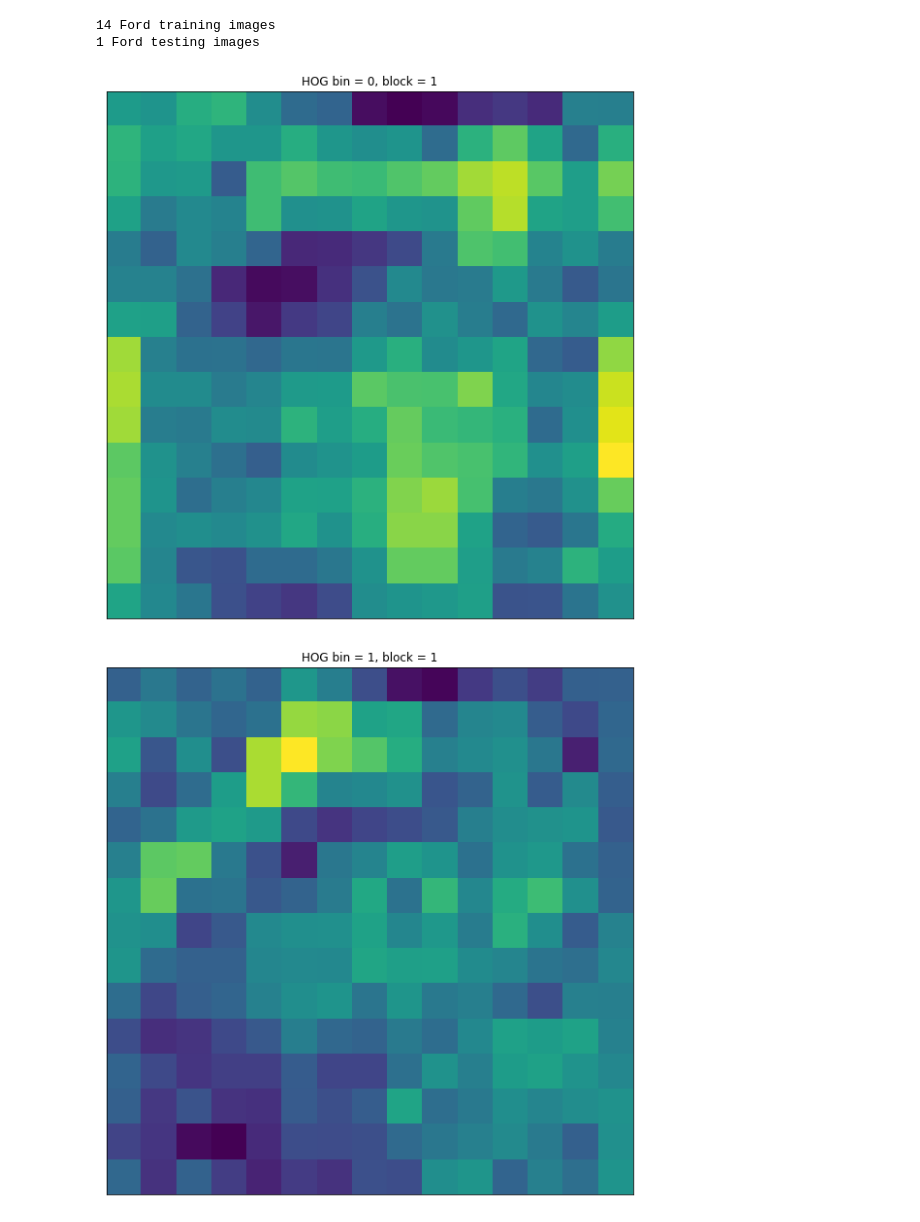
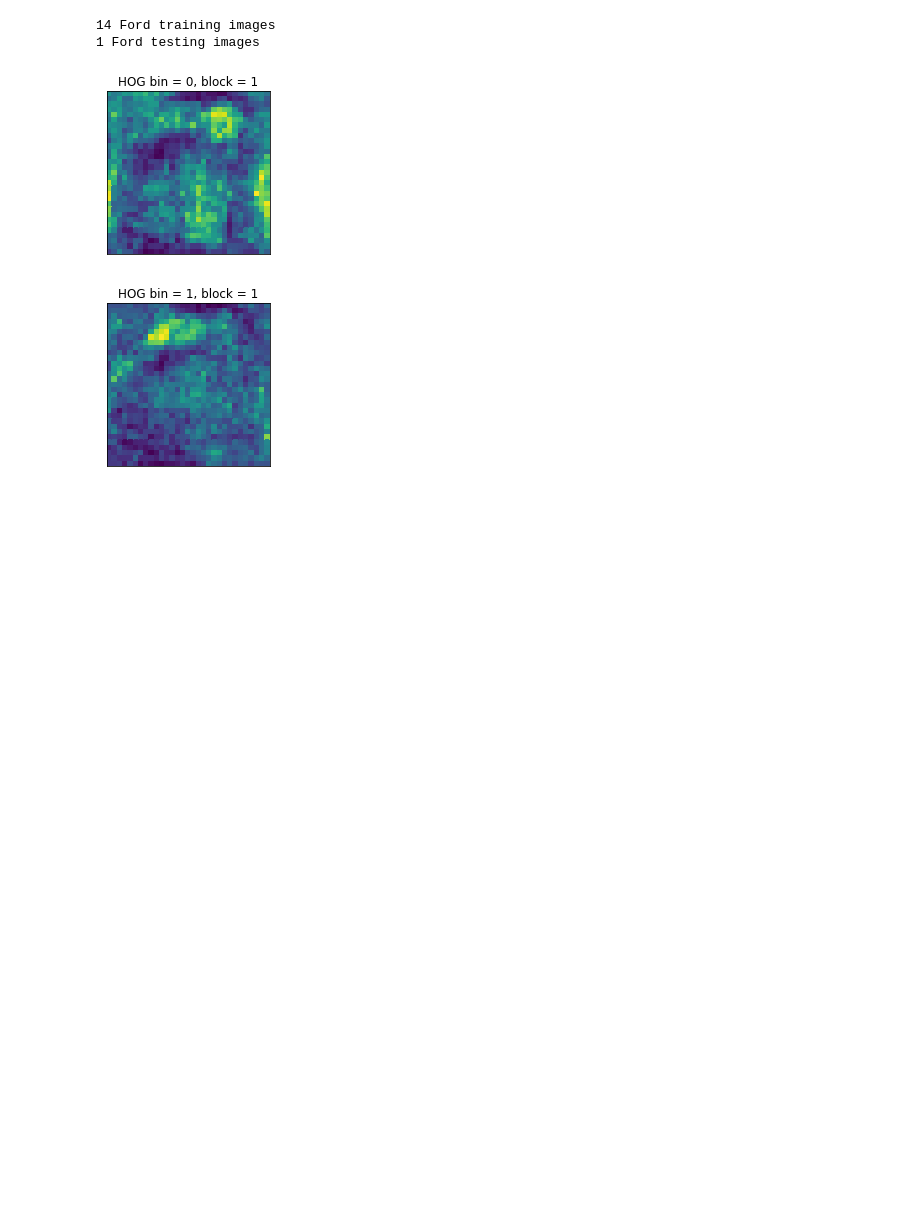
Before and after one commit to alextorabi/ECSE415, a Jupyter notebook: Assignment_2/A2.3.ipynb, the cells around one changed output. Saved outputs shown, nothing was run; the diff lists cells and outputs as text; code cells hidden in the pictures; blank space fills up the shorter version.

```diff
--- a/Assignment_2/A2.3.ipynb
+++ b/Assignment_2/A2.3.ipynb
@@ -31,7 +29,7 @@ def sliding_window(image):
 # be used during testing.)
 def HoG_features(images):
 
-    cell_size = (8, 8)  # h x w in pixels
+    cell_size = (4, 4)  # h x w in pixels
     block_size = (2, 2)  # h x w in cells
     nbins = 9  # number of orientation bins
 
@@ -41,6 +39,8 @@ def HoG_features(images):
         # winSize is the size of the image cropped to multiple of the cell size
         # all arguments should be given in terms of number of pixels
         image = cv2.cvtColor(image, cv2.COLOR_BGR2GRAY)
+        # Need to denoise the image
+        image = cv2.GaussianBlur(image, (5,5), 0)
         hog = cv2.HOGDescriptor(_winSize=(image.shape[1] // cell_size[1] * cell_size[1],
                                           image.shape[0] // cell_size[0] * cell_size[0]),
                                 _blockSize=(block_size[1] * cell_size[1],
@@ -59,11 +59,7 @@ def HoG_features(images):
                                 n_cells[0] - block_size[0] + 1,
                                 block_size[1], block_size[0], nbins) \
                        .transpose((1, 0, 3, 2, 4))  # index blocks by rows first
-
-          # Average gradients
-#         gradients /= cell_count
         hog_feats.append(hog_feat)
-#         hog_feats.append(gradients)
     return hog_feats
 # %%
 # (Suggestion: Make a function which takes list of images as arguments
@@ -117,34 +110,33 @@ size = (128, 128)
 # Resize and store training and test images
 for file in data:
     if not file.endswith('.jpg'):
         continue
     img = Image.open(file)
     if (len(img.size) == 2):
         img = img.convert('RGB')
     img = img.resize(size)
     img = np.array(img)
 
     if file.startswith('car'):
         car_train.append(img)
     elif file.startswith('test'):
         car_test.append(img)
 
 print('{} Ford training images'.format(len(car_train)))
 print('{} Ford testing images'.format(len(car_test)))
 
 # 2. Compute HoG features using cell size of 4 x 4 pixels, block size of 2 x 2 cells and 9 orientation bins
 train_features = HoG_features(car_train)
 mean_feature = sum(train_features)/len(train_features)
 # grandient = train_features.get(1)
 for i in sorted(range(9)):
-    plt.figure(figsize = (10,10))
+    plt.figure(figsize = (3,3))
     plt.pcolor(mean_feature[:, :, 0,0,i])
-    #plt.imshow(img, cmap='gray')
     plt.gca().invert_yaxis()
     plt.gca().set_aspect('equal', adjustable='box')
     plt.title("HOG bin = {}, block = 1".format(i)), plt.xticks([]), plt.yticks([])
 # %% [output]
 14 Ford training images
 1 Ford testing images
-[figure, old version]
+[figure, new version]
-[figure, old version]
+[figure, new version]
```
Also changed, not shown: parts of 5 cells of this notebook, 2 other files.
